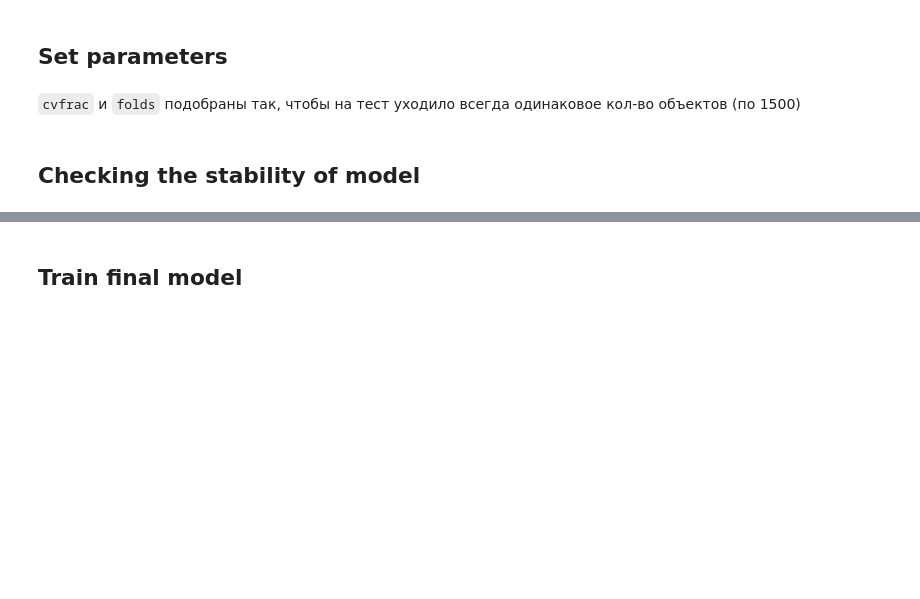
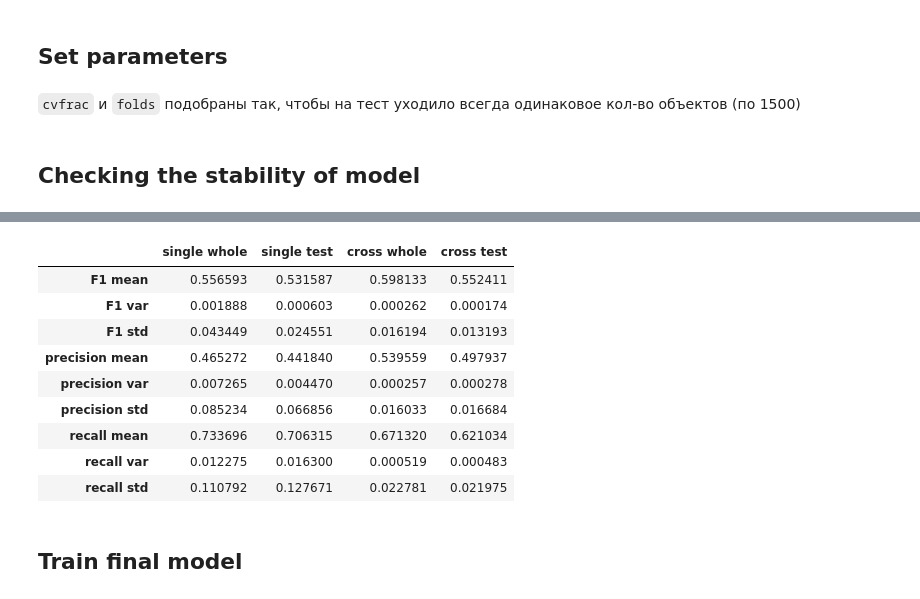
Before and after one commit to j2cry/gb_ds1_real_predict, a Jupyter notebook: MirzoianPeter_solution.ipynb, the cells around one changed output, grey strips where cells are left out. Drawn from its saved outputs; the diff is of its cells as text; code cells hidden in the pictures; blank space fills up the shorter version.

```diff
--- a/MirzoianPeter_solution.ipynb
+++ b/MirzoianPeter_solution.ipynb
@@ -1122,3 +1108,22 @@ validation(count=5,
+# %%
+# проверка устойчивости модели на разных сплитах: D -> 0, чем ниже дисперсия, тем стабильнее модель
+# это минут 5-7, поэтому закомментировал
+validation(count=10,
+           mode='both',
+           model_rs=986,      # random_state для обучения модели
+           **base_params,
+           **hparams)
+# %% [output]
+|  | single whole | single test | cross whole | cross test |
+| F1 mean | 0.556593 | 0.531587 | 0.598133 | 0.552411 |
+| F1 var | 0.001888 | 0.000603 | 0.000262 | 0.000174 |
+| F1 std | 0.043449 | 0.024551 | 0.016194 | 0.013193 |
+| precision mean | 0.465272 | 0.441840 | 0.539559 | 0.497937 |
+| precision var | 0.007265 | 0.004470 | 0.000257 | 0.000278 |
+| precision std | 0.085234 | 0.066856 | 0.016033 | 0.016684 |
+| recall mean | 0.733696 | 0.706315 | 0.671320 | 0.621034 |
+| recall var | 0.012275 | 0.016300 | 0.000519 | 0.000483 |
+| recall std | 0.110792 | 0.127671 | 0.022781 | 0.021975 |
 # %% [markdown]
 ## Train final model
 # %%
```
Also changed, not shown: parts of 18 cells of this notebook.
